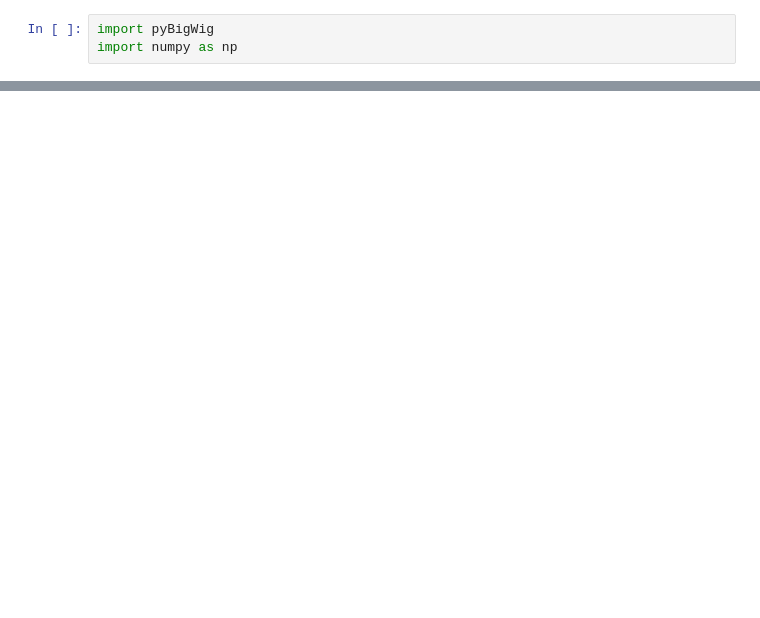
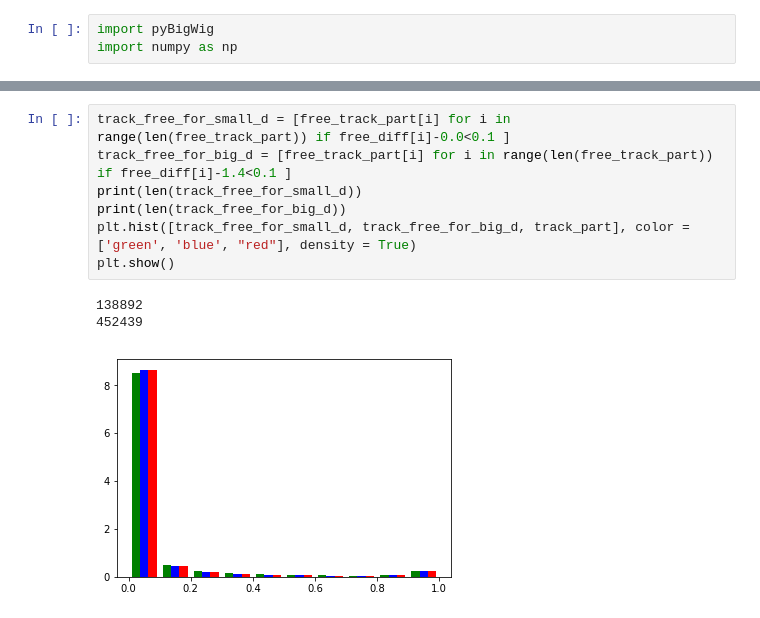
Before and after one commit to litvinanna/deep-image-prior, a Jupyter notebook: reading_results.ipynb, the cells around one changed output, grey strips where cells are left out. Cells and saved outputs as stored; diff of their text form; blank space fills up the shorter version.

```diff
--- a/reading_results.ipynb
+++ b/reading_results.ipynb
@@ -62,0 +119,11 @@ plt.show()
+# %%
+track_free_for_small_d = [free_track_part[i] for i in range(len(free_track_part)) if free_diff[i]-0.0<0.1 ]
+track_free_for_big_d = [free_track_part[i] for i in range(len(free_track_part)) if free_diff[i]-1.4<0.1 ]
+print(len(track_free_for_small_d))
+print(len(track_free_for_big_d))
+plt.hist([track_free_for_small_d, track_free_for_big_d, track_part], color = ['green', 'blue', "red"], density = True)
+plt.show()
+# %% [output]
+138892
+452439
+[figure, added]
```
Also changed, not shown: parts of 18 cells of this notebook.
